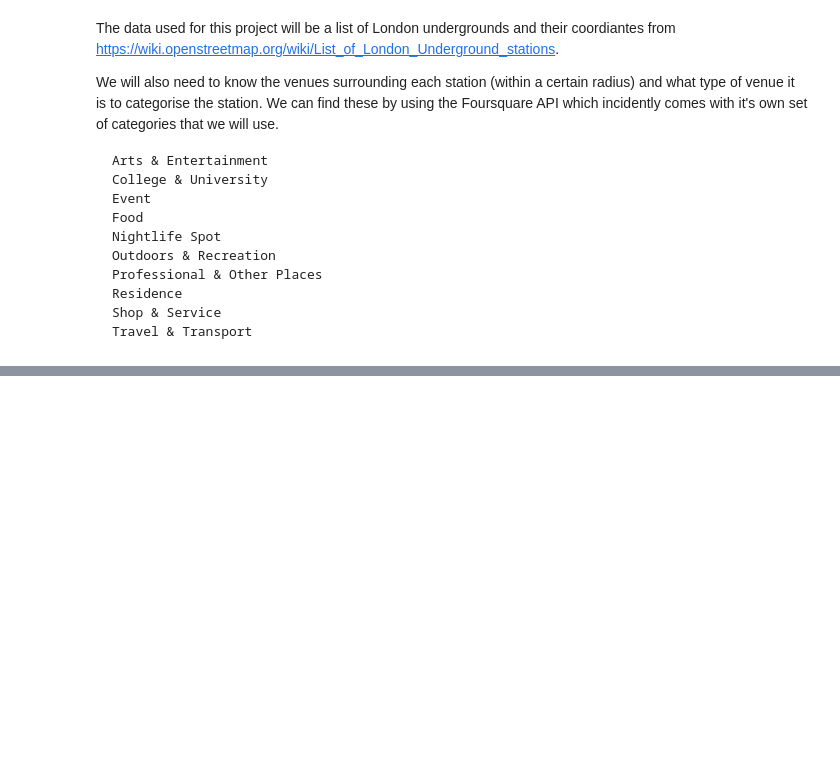
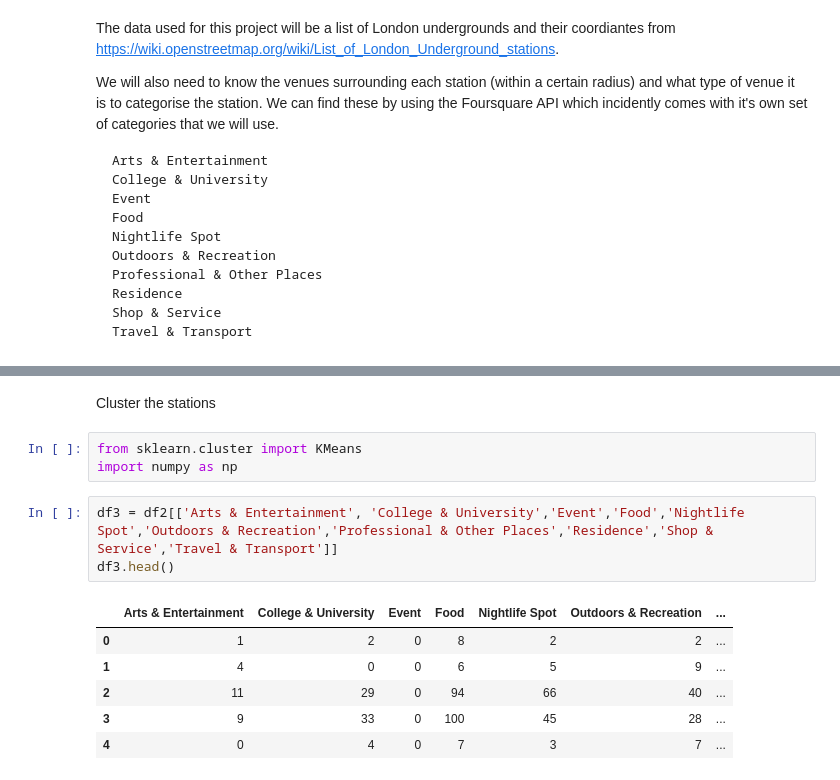
Before and after one commit to Hekkta/Coursera_Capstone, a Jupyter notebook: Capstone final assignment.ipynb, the cells around one changed output, grey strips where cells are left out. Saved outputs shown, nothing was run; the diff lists cells and outputs as text; blank space fills up the shorter version.

```diff
--- a/Capstone final assignment.ipynb
+++ b/Capstone final assignment.ipynb
@@ -25,0 +227,15 @@ We will also need to know the venues surrounding each station (within a certain
+# %% [markdown]
+Cluster the stations
+# %%
+from sklearn.cluster import KMeans
+import numpy as np
+# %%
+df3 = df2[['Arts & Entertainment', 'College & University','Event','Food','Nightlife Spot','Outdoors & Recreation','Professional & Other Places','Residence','Shop & Service','Travel & Transport']]
+df3.head()
+# %% [output]
+|  | Arts & Entertainment | College & University | Event | Food | Nightlife Spot | Outdoors & Recreation | ... |
+| 0 | 1 | 2 | 0 | 8 | 2 | 2 | ... |
+| 1 | 4 | 0 | 0 | 6 | 5 | 9 | ... |
+| 2 | 11 | 29 | 0 | 94 | 66 | 40 | ... |
+| 3 | 9 | 33 | 0 | 100 | 45 | 28 | ... |
+| 4 | 0 | 4 | 0 | 7 | 3 | 7 | ... |
```
Also changed, not shown: parts of 23 cells of this notebook.
